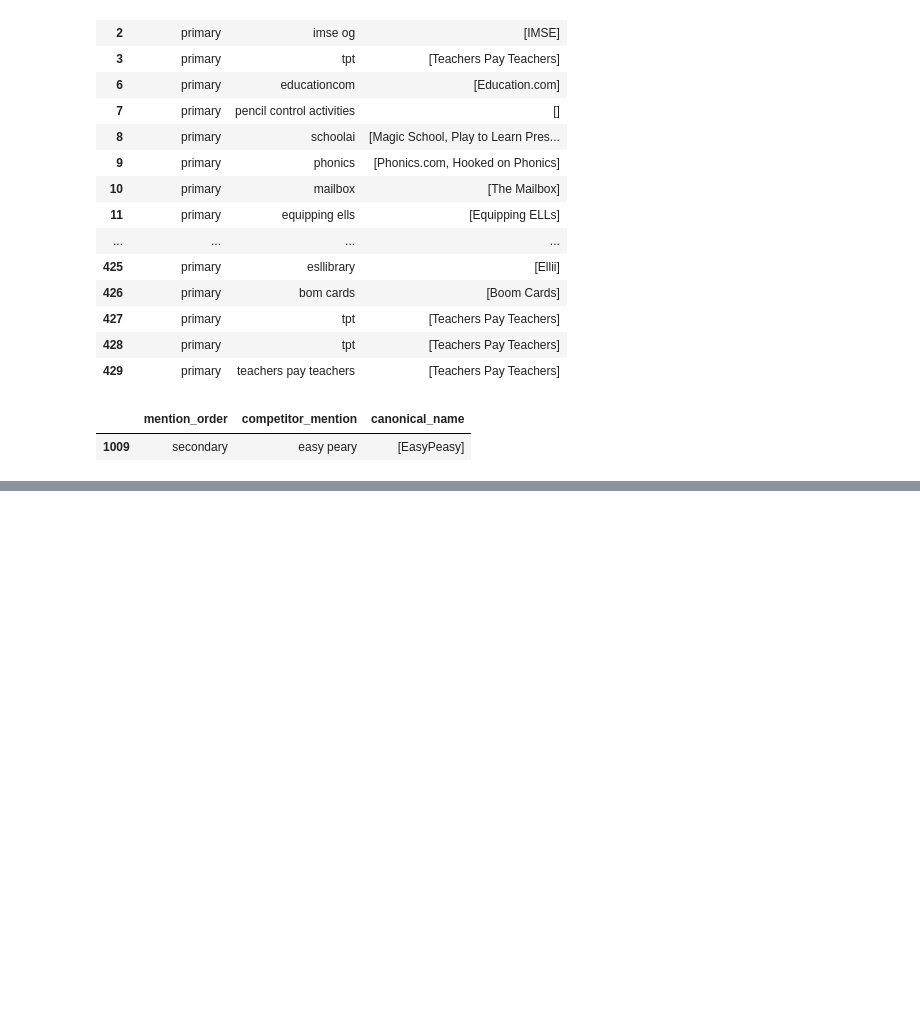
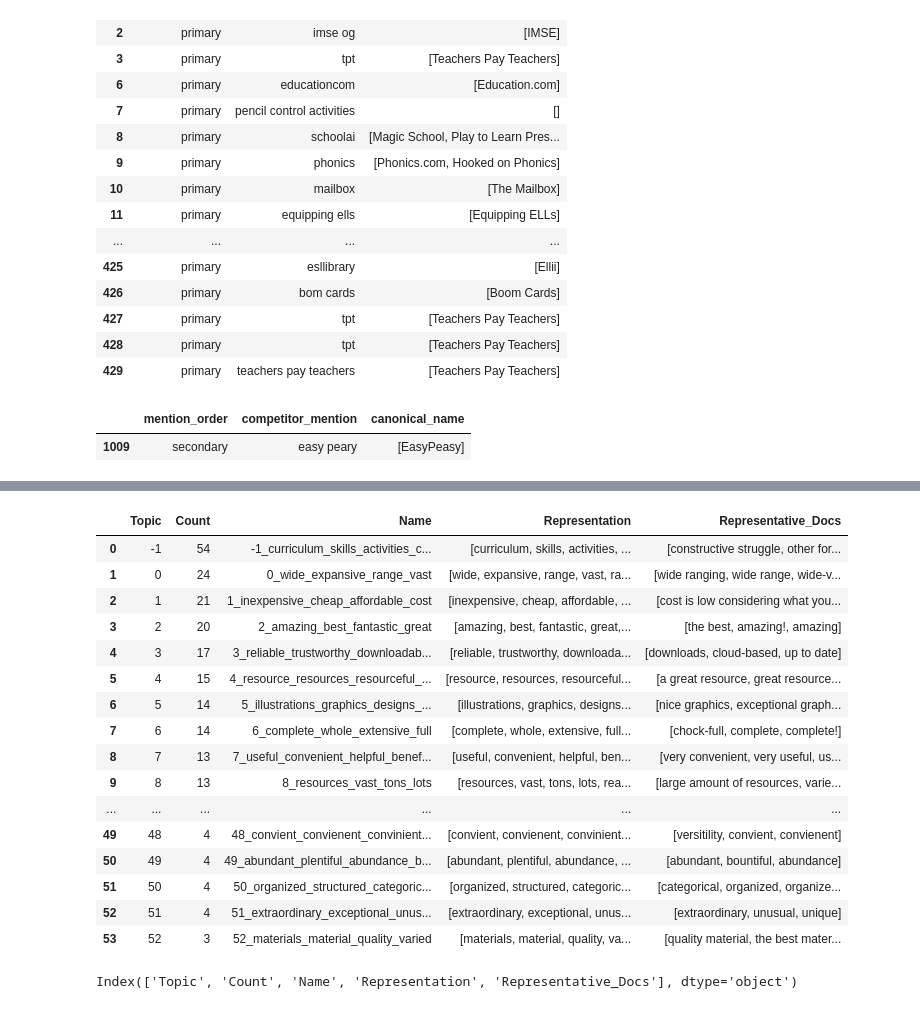
Before and after one commit to lynn-twinkl/joe_competitor_survey_analysis, a Jupyter notebook: draft-notebook.ipynb, the cells around one changed output, grey strips where cells are left out. Drawn from its saved outputs; the diff is of its cells as text; code cells hidden in the pictures; blank space fills up the shorter version.

```diff
--- a/draft-notebook.ipynb
+++ b/draft-notebook.ipynb
@@ -463,0 +519,24 @@ fig.show()
+# %%
+word_counts = stacked_words.value_counts()
+# %%
+docs = word_counts.index.tolist()
+# %%
+from umap import UMAP
+from hdbscan import HDBSCAN
+
+umap_model = UMAP(n_neighbors=7, n_components=2, min_dist=0.0, metric='cosine', random_state=42)
+hdbscan_model = HDBSCAN(min_cluster_size=3, metric='euclidean', cluster_selection_method='eom', prediction_data=True)
+# %%
+from bertopic import BERTopic
+from bertopic.representation import KeyBERTInspired, MaximalMarginalRelevance, PartOfSpeech
+from sklearn.feature_extraction.text import CountVectorizer
+
+
+topic_model = BERTopic(
+    verbose=True,
+    umap_model=umap_model,
+    representation_model=KeyBERTInspired(),
+    hdbscan_model=hdbscan_model,
+    embedding_model='all-MiniLM-L12-v2',
+)
+topics, probs = topic_model.fit_transform(docs)
@@ -463,0 +552,20 @@ fig.show()
+# %%
+topic_model.get_topic_info()
+# %% [output]
+|  | Topic | Count | Name | Representation | Representative_Docs |
+| 0 | -1 | 54 | -1_curriculum_skills_activities_c... | [curriculum, skills, activities, ... | [constructive struggle, other for... |
+| 1 | 0 | 24 | 0_wide_expansive_range_vast | [wide, expansive, range, vast, ra... | [wide ranging, wide range, wide-v... |
+| 2 | 1 | 21 | 1_inexpensive_cheap_affordable_cost | [inexpensive, cheap, affordable, ... | [cost is low considering what you... |
+| 3 | 2 | 20 | 2_amazing_best_fantastic_great | [amazing, best, fantastic, great,... | [the best, amazing!, amazing] |
+| 4 | 3 | 17 | 3_reliable_trustworthy_downloadab... | [reliable, trustworthy, downloada... | [downloads, cloud-based, up to date] |
+| 5 | 4 | 15 | 4_resource_resources_resourceful_... | [resource, resources, resourceful... | [a great resource, great resource... |
+| 6 | 5 | 14 | 5_illustrations_graphics_designs_... | [illustrations, graphics, designs... | [nice graphics, exceptional graph... |
+| 7 | 6 | 14 | 6_complete_whole_extensive_full | [complete, whole, extensive, full... | [chock-full, complete, complete!] |
+| 8 | 7 | 13 | 7_useful_convenient_helpful_benef... | [useful, convenient, helpful, ben... | [very convenient, very useful, us... |
+| 9 | 8 | 13 | 8_resources_vast_tons_lots | [resources, vast, tons, lots, rea... | [large amount of resources, varie... |
+| ... | ... | ... | ... | ... | ... |
+| 49 | 48 | 4 | 48_convient_convienent_convinient... | [convient, convienent, convinient... | [versitility, convient, convienent] |
+| 50 | 49 | 4 | 49_abundant_plentiful_abundance_b... | [abundant, plentiful, abundance, ... | [abundant, bountiful, abundance] |
+| 51 | 50 | 4 | 50_organized_structured_categoric... | [organized, structured, categoric... | [categorical, organized, organize... |
+| 52 | 51 | 4 | 51_extraordinary_exceptional_unus... | [extraordinary, exceptional, unus... | [extraordinary, unusual, unique] |
+| 53 | 52 | 3 | 52_materials_material_quality_varied | [materials, material, quality, va... | [quality material, the best mater... |
@@ -463,0 +574,4 @@ fig.show()
+# %%
+word_associations_df.columns
+# %% [output]
+Index(['Topic', 'Count', 'Name', 'Representation', 'Representative_Docs'], dtype='object')
```
Also changed, not shown: parts of 10 cells of this notebook.
